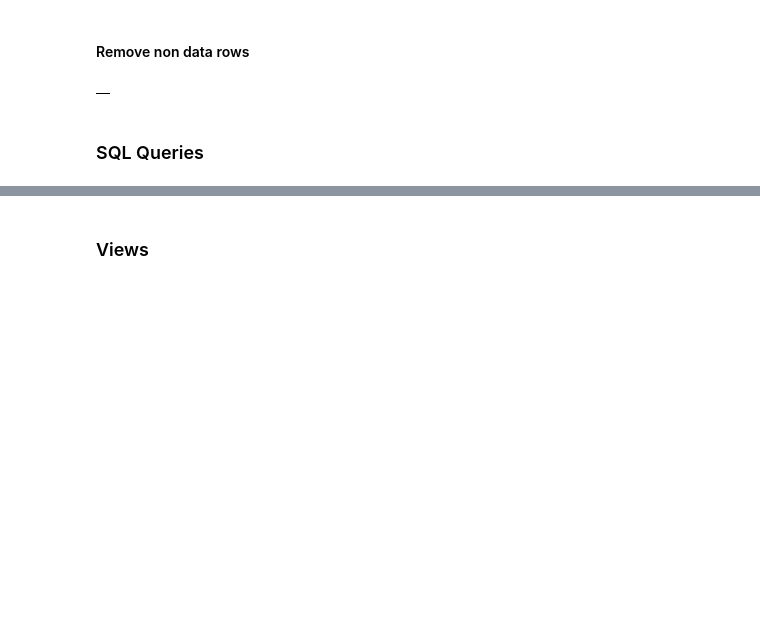
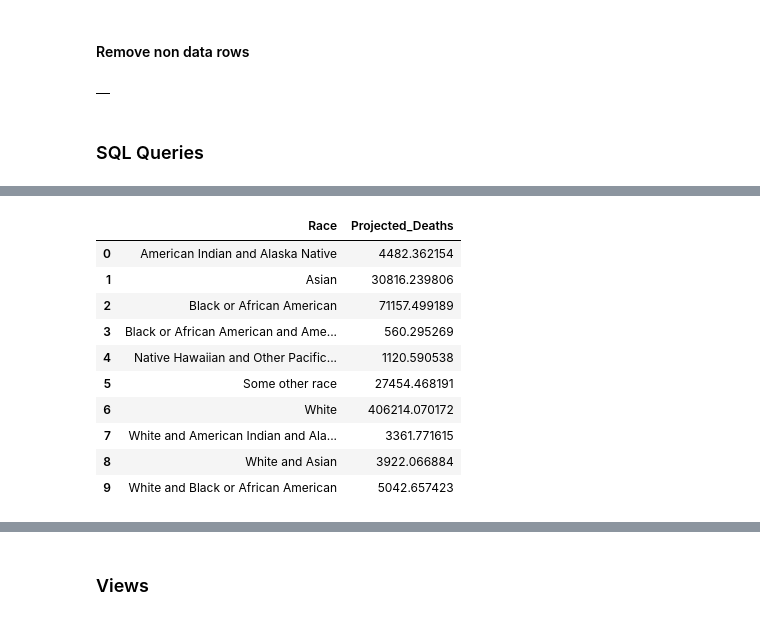
Before and after one commit to kimmisin/Elements-of-Databases, a Jupyter notebook: milestone2.ipynb, the cells around one changed output, grey strips where cells are left out. Saved outputs shown, nothing was run; the diff lists cells and outputs as text; code cells hidden in the pictures; blank space fills up the shorter version.

```diff
--- a/milestone2.ipynb
+++ b/milestone2.ipynb
@@ -1216,0 +1243,35 @@ WHERE estimate IS null AND error_margin IS null AND percent IS null AND error_ma
+# %%
+%%bigquery
+SELECT label AS Race, (d.percent/100)*(
+                                        ((SELECT AVG(case_fatality_ratio)
+                                        FROM datamart.cases
+                                        WHERE last_update=(
+                                        SELECT MAX(last_update)
+                                        FROM datamart.cases AS c
+                                        JOIN datamart.locations AS l ON c.location_id=l.id
+                                        WHERE l.country='US' AND last_update between '2021-04-14' and '2021-04-14 23:59:59'))/100)
+                                        *
+                                        (((SELECT AVG(incident_rate)
+                                        FROM datamart.cases
+                                        WHERE last_update=(
+                                        SELECT MAX(last_update)
+                                        FROM datamart.cases AS c
+                                        JOIN datamart.locations AS l ON c.location_id=l.id
+                                        WHERE l.country='US' AND last_update between '2021-04-14' and '2021-04-14 23:59:59'))/100000)*(SELECT estimate FROM datamart.demographics WHERE label='Total population'))
+                                        ) AS Projected_Deaths
+FROM datamart.demographics AS d
+WHERE (subcategory1='one race' AND label IN ('White', 'Black or African American', 'Asian', 'Native Hawaiian and Other Pacific Islander', 'American Indian and Alaska Native', 'Some other race'))
+OR (subcategory1='two or more races' AND label IN ('White and Black or African American', 'White and American Indian and Alaska Native', 'White and Asian', 'Black or African American and American Indian and Alaska Native'))
+ORDER BY Race
+# %% [output]
+|  | Race | Projected_Deaths |
+| 0 | American Indian and Alaska Native | 4482.362154 |
+| 1 | Asian | 30816.239806 |
+| 2 | Black or African American | 71157.499189 |
+| 3 | Black or African American and Ame... | 560.295269 |
+| 4 | Native Hawaiian and Other Pacific... | 1120.590538 |
+| 5 | Some other race | 27454.468191 |
+| 6 | White | 406214.070172 |
+| 7 | White and American Indian and Ala... | 3361.771615 |
+| 8 | White and Asian | 3922.066884 |
+| 9 | White and Black or African American | 5042.657423 |
```
Also changed, not shown: parts of 8 cells of this notebook.
